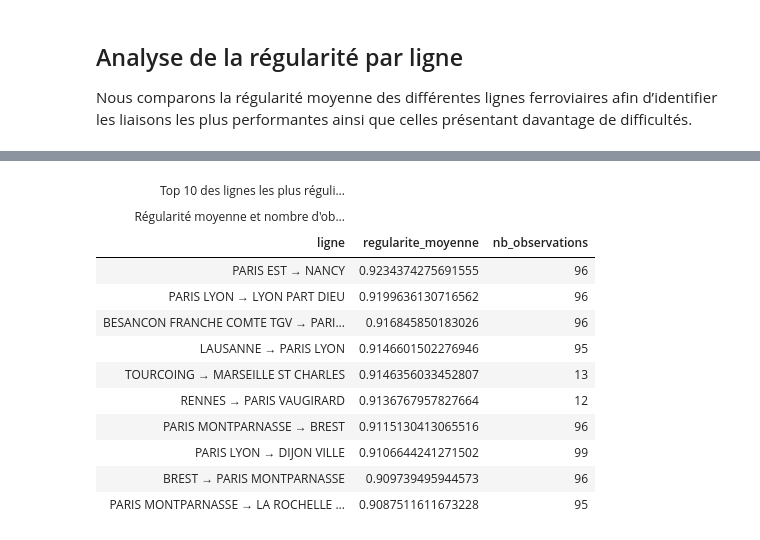
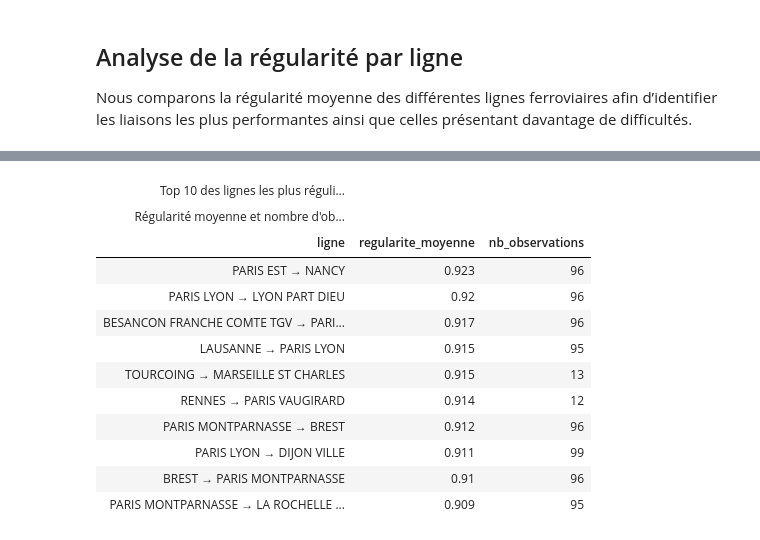
Before and after one commit to chamsisarra5-web/projet-info, a Jupyter notebook: projet_tgv.ipynb, the cells around one changed output, grey strips where cells are left out. Cells and saved outputs as stored; diff of their text form; code cells hidden in the pictures.

```diff
--- a/projet_tgv.ipynb
+++ b/projet_tgv.ipynb
@@ -515,24 +486,35 @@ regularite_par_ligne = regularite_par_ligne[
-# %%
-from great_tables import GT
-
-(
-    GT(regularite_par_ligne.head(10).reset_index())
-    .tab_header(
-        title="Top 10 des lignes les plus régulières",
-        subtitle="Régularité moyenne et nombre d'observations"
-    )
-)
-# %% [output]
-| Top 10 des lignes les plus réguli... |  |  |
-| Régularité moyenne et nombre d'ob... |  |  |
-| ligne | regularite_moyenne | nb_observations |
-| PARIS EST → NANCY | 0.9234374275691555 | 96 |
-| PARIS LYON → LYON PART DIEU | 0.9199636130716562 | 96 |
-| BESANCON FRANCHE COMTE TGV → PARI... | 0.916845850183026 | 96 |
-| LAUSANNE → PARIS LYON | 0.9146601502276946 | 95 |
-| TOURCOING → MARSEILLE ST CHARLES | 0.9146356033452807 | 13 |
-| RENNES → PARIS VAUGIRARD | 0.9136767957827664 | 12 |
-| PARIS MONTPARNASSE → BREST | 0.9115130413065516 | 96 |
-| PARIS LYON → DIJON VILLE | 0.9106644241271502 | 99 |
-| BREST → PARIS MONTPARNASSE | 0.909739495944573 | 96 |
-| PARIS MONTPARNASSE → LA ROCHELLE ... | 0.9087511611673228 | 95 |
+# %%
+from great_tables import GT
+
+regularite_par_ligne = (
+    df_analyse
+    .groupby("ligne")
+    .agg(
+        regularite_moyenne=("regularite_arrivee", "mean"),
+        nb_observations=("regularite_arrivee", "count")
+    )
+    .query("nb_observations >= 12")  # filtre direct
+    .sort_values("regularite_moyenne", ascending=False)
+    .head(10)  # top 10 directement
+    .round(3)
+    .reset_index()
+)
+
+GT(regularite_par_ligne).tab_header(
+    title="Top 10 des lignes les plus régulières",
+    subtitle="Régularité moyenne et nombre d'observations"
+)
+# %% [output]
+| Top 10 des lignes les plus réguli... |  |  |
+| Régularité moyenne et nombre d'ob... |  |  |
+| ligne | regularite_moyenne | nb_observations |
+| PARIS EST → NANCY | 0.923 | 96 |
+| PARIS LYON → LYON PART DIEU | 0.92 | 96 |
+| BESANCON FRANCHE COMTE TGV → PARI... | 0.917 | 96 |
+| LAUSANNE → PARIS LYON | 0.915 | 95 |
+| TOURCOING → MARSEILLE ST CHARLES | 0.915 | 13 |
+| RENNES → PARIS VAUGIRARD | 0.914 | 12 |
+| PARIS MONTPARNASSE → BREST | 0.912 | 96 |
+| PARIS LYON → DIJON VILLE | 0.911 | 99 |
+| BREST → PARIS MONTPARNASSE | 0.91 | 96 |
+| PARIS MONTPARNASSE → LA ROCHELLE ... | 0.909 | 95 |
```
Also changed, not shown: parts of 6 cells of this notebook.
